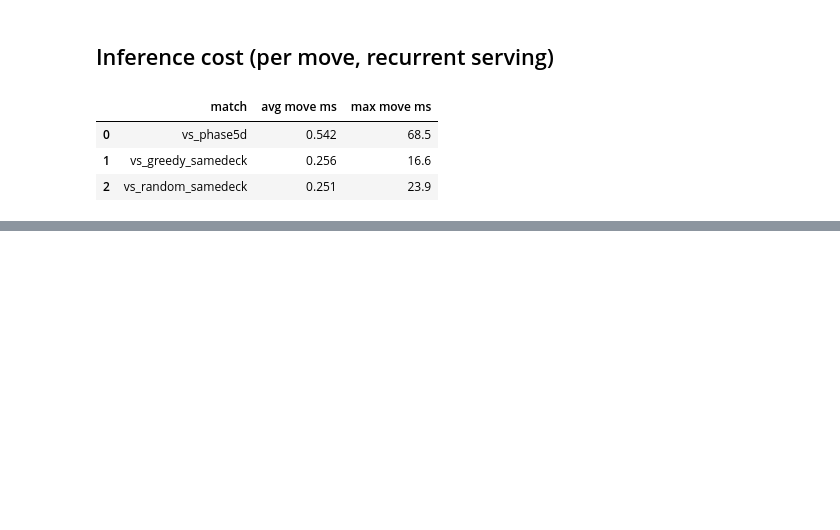
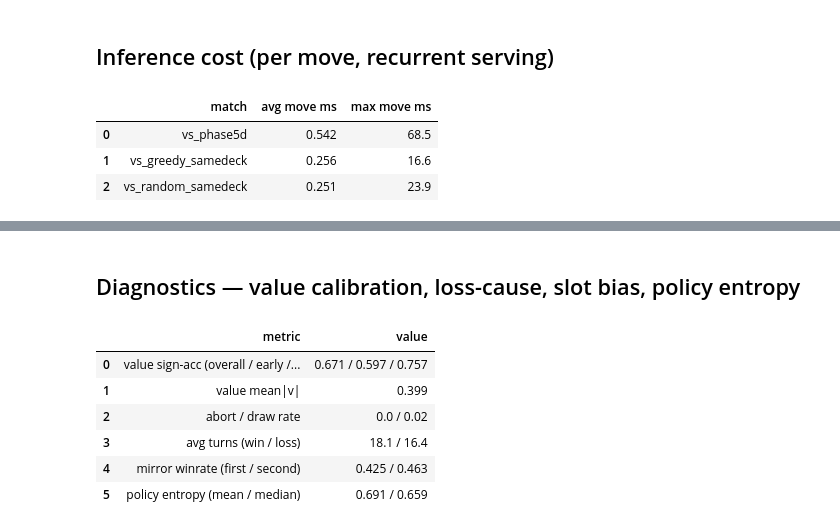
Before and after one commit to kohbanye/kaggle-pokemon, a Jupyter notebook: notebooks/03_paper_net_eval.ipynb, the cells around one changed output, grey strips where cells are left out. Saved outputs shown, nothing was run; the diff lists cells and outputs as text; code cells hidden in the pictures; blank space fills up the shorter version.

```diff
--- a/notebooks/03_paper_net_eval.ipynb
+++ b/notebooks/03_paper_net_eval.ipynb
@@ -205,0 +239,24 @@ pd.DataFrame(rows, columns=["match", "avg move ms", "max move ms"])
+# %% [markdown]
+## Diagnostics — value calibration, loss-cause, slot bias, policy entropy
+# %%
+A = json.loads((ROOT / "results" / "paper_analysis.json").read_text())
+vc, lc, sb, pe = (A["value_calibration"], A["loss_cause"], A["slot_bias"],
+                  A["policy_entropy"])
+pd.DataFrame([
+    ("value sign-acc (overall / early / late)",
+     f"{vc['sign_accuracy']} / {vc['early_game']} / {vc['late_game']}"),
+    ("value mean|v|", vc["mean_abs_value"]),
+    ("abort / draw rate", f"{lc['abort_rate']} / {lc['draw_rate']}"),
+    ("avg turns (win / loss)", f"{lc['avg_win_turns']} / {lc['avg_loss_turns']}"),
+    ("mirror winrate (first / second)",
+     f"{sb['mirror_first_winrate']} / {sb['mirror_second_winrate']}"),
+    ("policy entropy (mean / median)", f"{pe['mean']} / {pe['median']}"),
+], columns=["metric", "value"])
+# %% [output]
+|  | metric | value |
+| 0 | value sign-acc (overall / early /... | 0.671 / 0.597 / 0.757 |
+| 1 | value mean|v| | 0.399 |
+| 2 | abort / draw rate | 0.0 / 0.02 |
+| 3 | avg turns (win / loss) | 18.1 / 16.4 |
+| 4 | mirror winrate (first / second) | 0.425 / 0.463 |
+| 5 | policy entropy (mean / median) | 0.691 / 0.659 |
```
Also changed, not shown: parts of 2 cells of this notebook, 4 other files.
